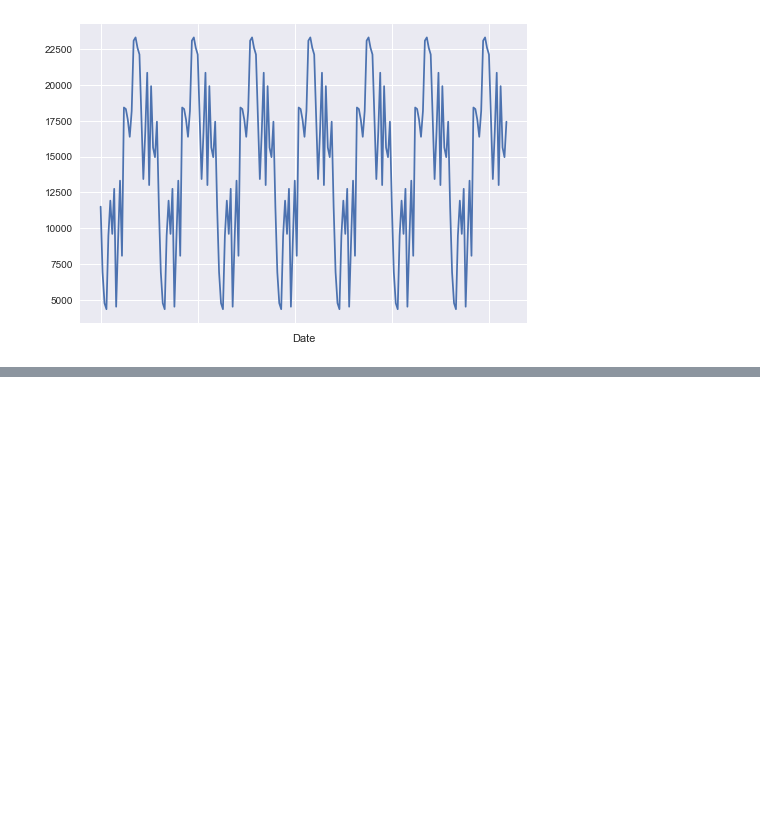
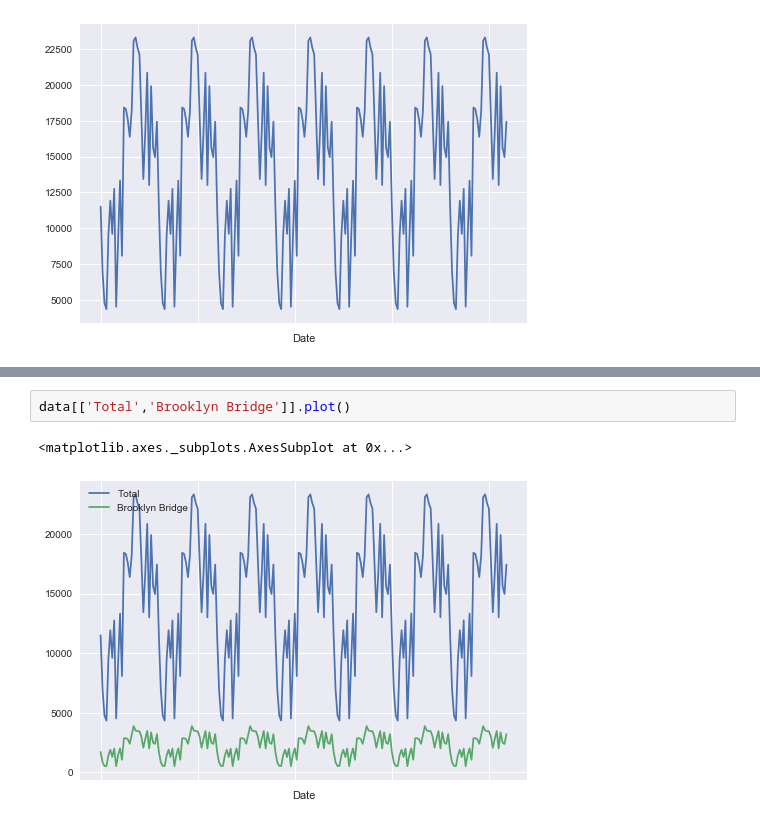
Before and after one commit to MrRutledge/NewYorkBridge, a Jupyter notebook: East_NYC_Bridge .ipynb, the cells around one changed output, grey strips where cells are left out. Drawn from its saved outputs; the diff is of its cells as text; blank space fills up the shorter version.

```diff
--- a/East_NYC_Bridge .ipynb
+++ b/East_NYC_Bridge .ipynb
@@ -89,0 +100,5 @@ NameError: name 'bncbcbcbcb' is not defined
+# %%
+data[['Total','Brooklyn Bridge']].plot()
+# %% [output]
+<matplotlib.axes._subplots.AxesSubplot at 0x...>
+[figure, added]
```
Also changed, not shown: parts of 7 cells of this notebook.
